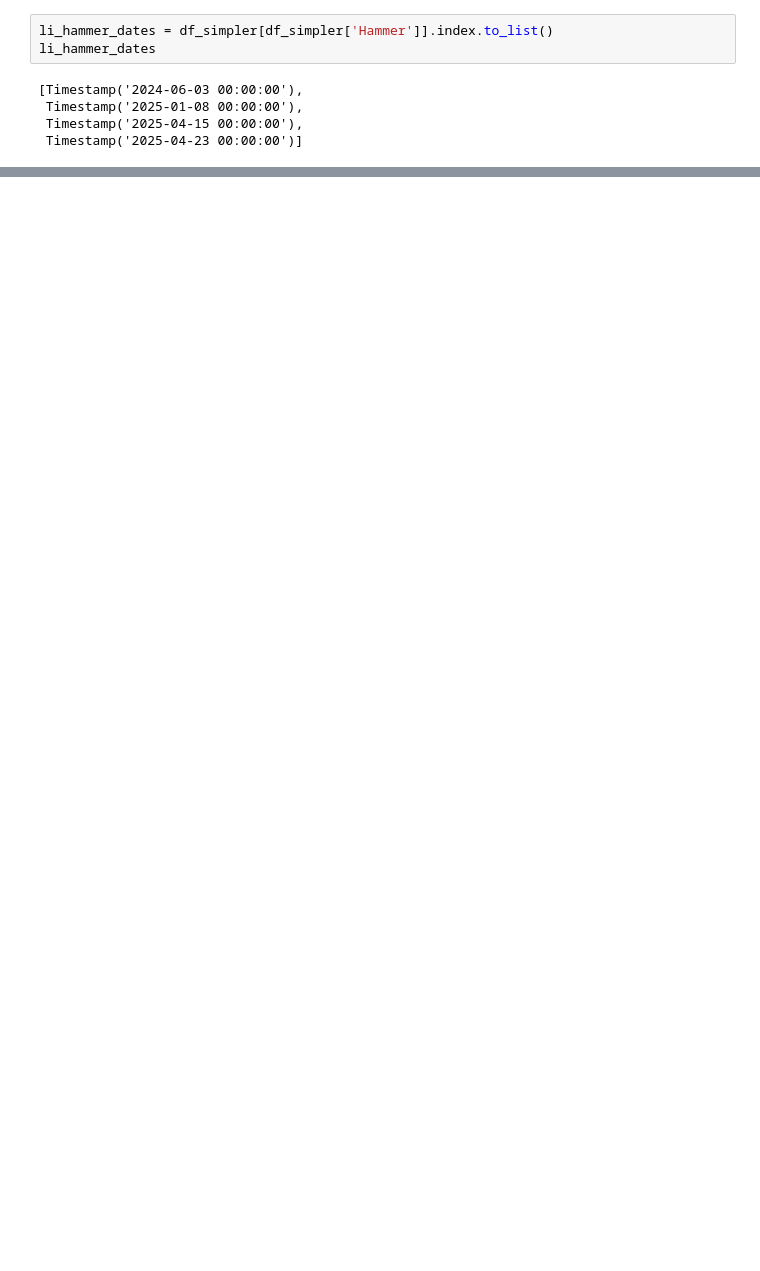
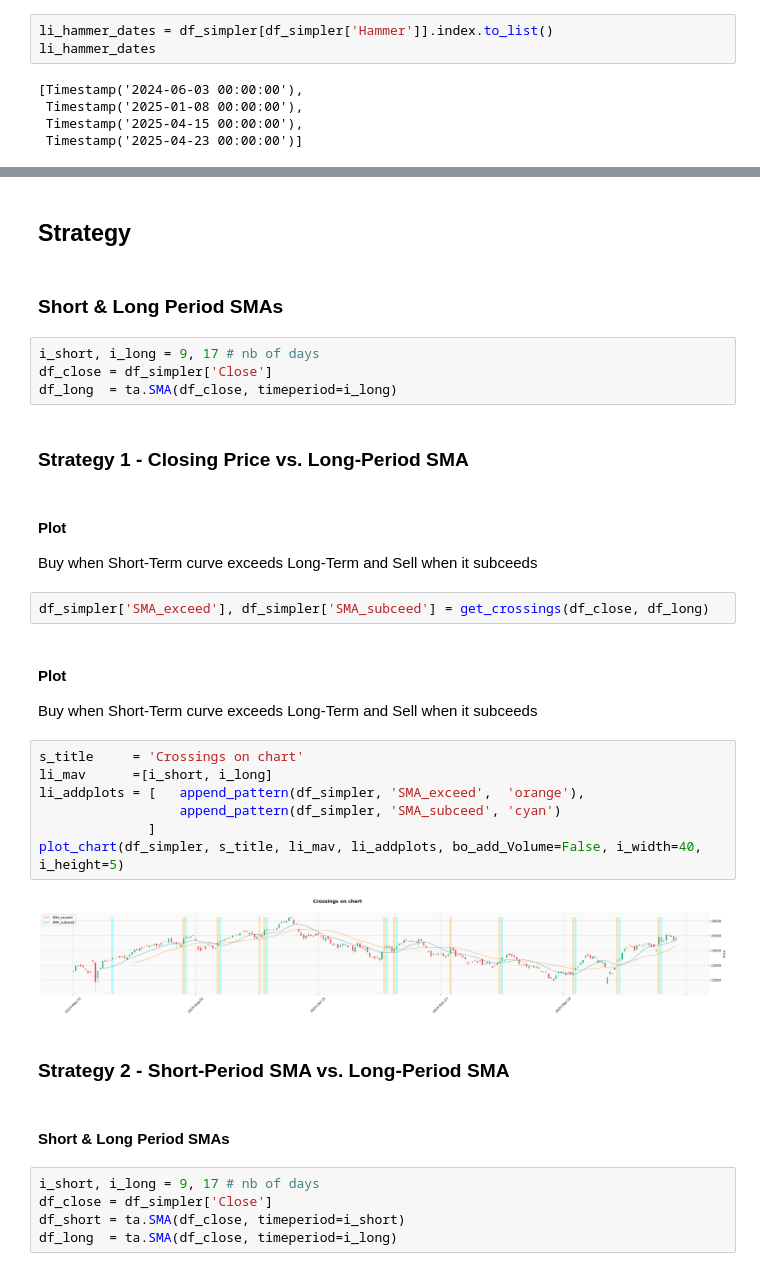
Before and after one commit to JeanRosselVallee/quant, a Jupyter notebook: Algorithmic_Trading.ipynb, the cells around one changed output, grey strips where cells are left out. Cells and saved outputs as stored; diff of their text form; blank space fills up the shorter version.

```diff
--- a/Algorithmic_Trading.ipynb
+++ b/Algorithmic_Trading.ipynb
@@ -373,0 +381,36 @@ plt.show()
+# %% [markdown]
+## Strategy
+# %% [markdown]
+### Short & Long Period SMAs
+# %%
+i_short, i_long = 9, 17 # nb of days
+df_close = df_simpler['Close']
+df_long  = ta.SMA(df_close, timeperiod=i_long)
+# %% [markdown]
+### Strategy 1 - Closing Price vs. Long-Period SMA
+# %% [markdown]
+#### Plot
+Buy when Short-Term curve exceeds Long-Term and Sell when it subceeds
+# %%
+df_simpler['SMA_exceed'], df_simpler['SMA_subceed'] = get_crossings(df_close, df_long)
+# %% [markdown]
+#### Plot
+Buy when Short-Term curve exceeds Long-Term and Sell when it subceeds
+# %%
+s_title     = 'Crossings on chart'
+li_mav      =[i_short, i_long]
+li_addplots = [   append_pattern(df_simpler, 'SMA_exceed',  'orange'),
+                  append_pattern(df_simpler, 'SMA_subceed', 'cyan')
+              ]
+plot_chart(df_simpler, s_title, li_mav, li_addplots, bo_add_Volume=False, i_width=40, i_height=5)
+# %% [output]
+[figure, added]
+# %% [markdown]
+### Strategy 2 - Short-Period SMA vs. Long-Period SMA
+# %% [markdown]
+#### Short & Long Period SMAs
+# %%
+i_short, i_long = 9, 17 # nb of days
+df_close = df_simpler['Close']
+df_short = ta.SMA(df_close, timeperiod=i_short)
+df_long  = ta.SMA(df_close, timeperiod=i_long)
```
Also changed, not shown: parts of 79 cells of this notebook.
